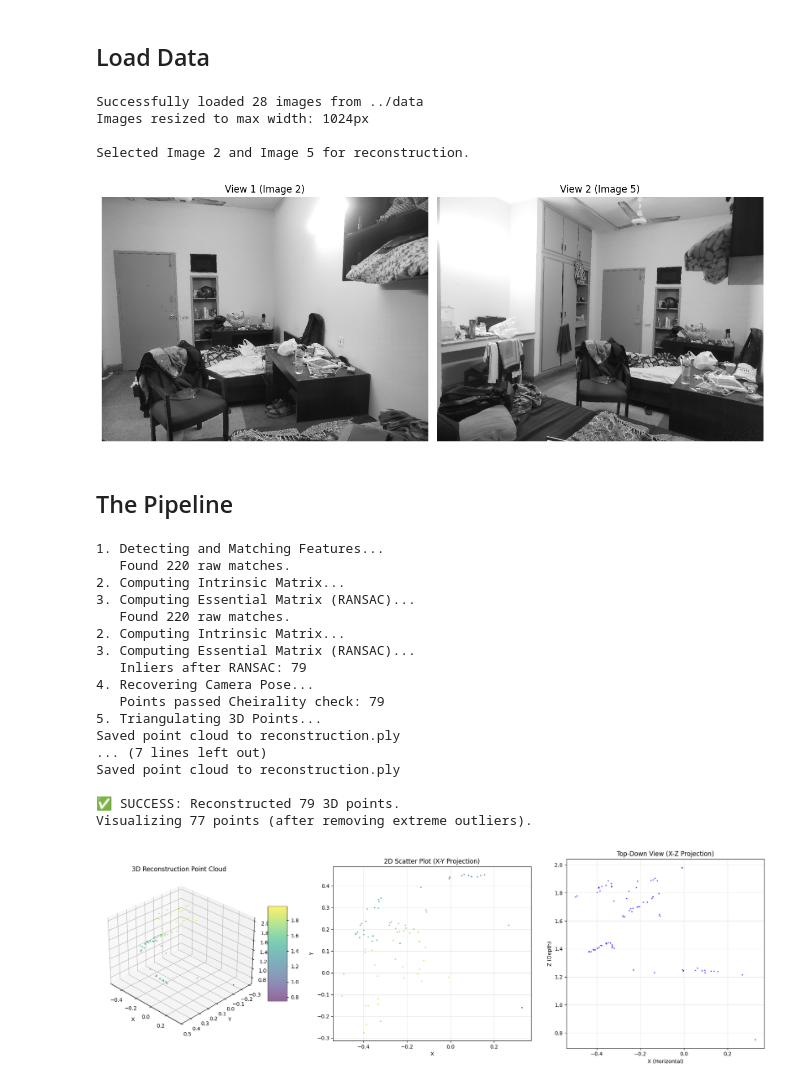
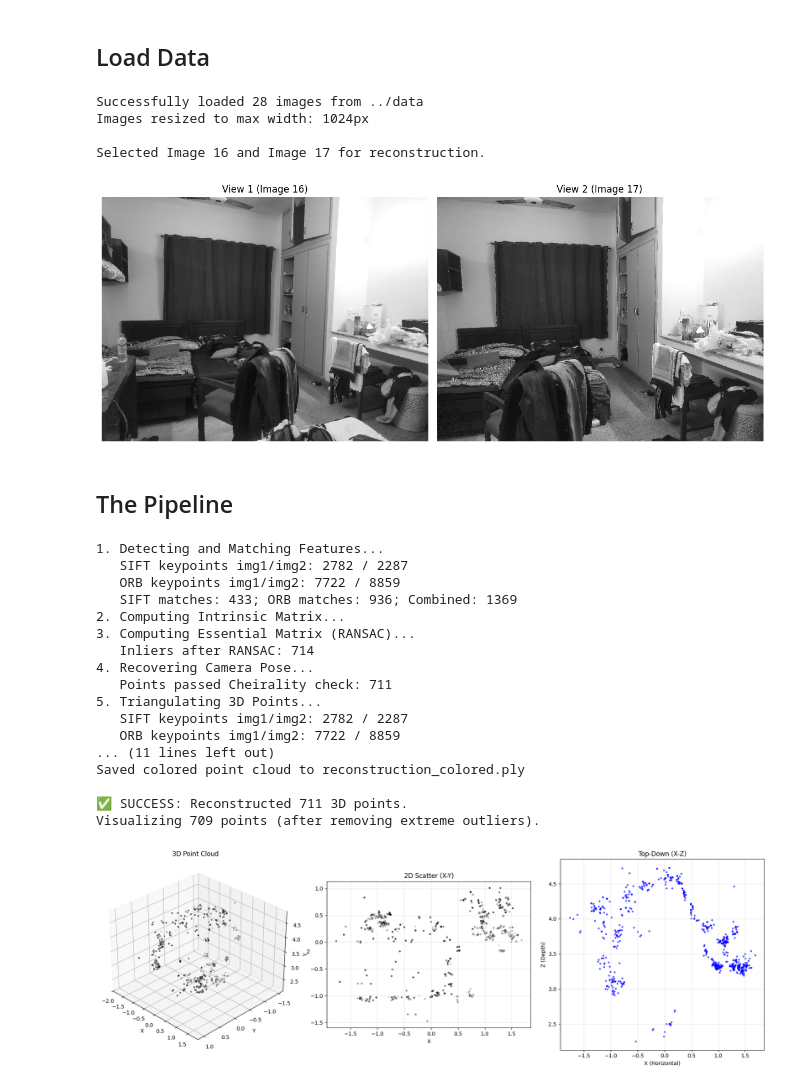
Before and after one commit to muneeb0346/3D-Scene-Reconstruction-and-Virtual-Tour, a Jupyter notebook: notebooks/week2.ipynb, the cells around one changed output. Drawn from its saved outputs; the diff is of its cells as text; code cells hidden in the pictures.

```diff
--- a/notebooks/week2.ipynb
+++ b/notebooks/week2.ipynb
@@ -91,43 +92,53 @@ def visualize_results(points_3d):
 # %%
 DATA_DIR = '../data'
 images = load_images_from_folder(DATA_DIR)
 
-IDX_1 = 2
-IDX_2 = 5
+IDX_1 = 16
+IDX_2 = 17
 
 if IDX_2 < len(images):
     img1 = images[IDX_1]
     img2 = images[IDX_2]
 
     print(f"\nSelected Image {IDX_1} and Image {IDX_2} for reconstruction.")
     plt.figure(figsize=(12, 6))
     plt.subplot(1, 2, 1); plt.imshow(img1, cmap='gray'); plt.title(f"View 1 (Image {IDX_1})"); plt.axis('off')
     plt.subplot(1, 2, 2); plt.imshow(img2, cmap='gray'); plt.title(f"View 2 (Image {IDX_2})"); plt.axis('off')
     plt.tight_layout()
     plt.show()
 else:
     print("Error: Image Index out of range.")
 # %% [output]
 Successfully loaded 28 images from ../data
 Images resized to max width: 1024px
 
-Selected Image 2 and Image 5 for reconstruction.
+Selected Image 16 and Image 17 for reconstruction.
-[figure, old version]
+[figure, new version]
 # %% [markdown]
 ## The Pipeline
 # %%
 print("1. Detecting and Matching Features...")
-kp1, kp2, good_matches = get_sift_matches(img1, img2)
-print(f"   Found {len(good_matches)} raw matches.")
+if DENSE:
+    from utils import get_dense_combined_matches, sample_colors, save_colored_point_cloud_to_ply
+    pts1_raw, pts2_raw, stats = get_dense_combined_matches(img1, img2)
+    print(f"   SIFT keypoints img1/img2: {stats['sift_keypoints_img1']} / {stats['sift_keypoints_img2']}")
+    print(f"   ORB keypoints img1/img2: {stats['orb_keypoints_img1']} / {stats['orb_keypoints_img2']}")
+    print(f"   SIFT matches: {stats['sift_matches']}; ORB matches: {stats['orb_matches']}; Combined: {stats['combined_matches']}")
+else:
+    kp1, kp2, good_matches = get_sift_matches(img1, img2)
+    print(f"   Found {len(good_matches)} raw matches.")
 
-if len(good_matches) < 10:
+if (DENSE and len(pts1_raw) < 10) or (not DENSE and len(good_matches) < 10):
     print("❌ ERROR: Too few matches.")
 else:
     print("2. Computing Intrinsic Matrix...")
     K = get_intrinsic_matrix(img1.shape)
-
     print("3. Computing Essential Matrix (RANSAC)...")
-    E, mask, pts1, pts2 = calculate_essential_matrix(kp1, kp2, good_matches, K)
+    if DENSE:
+        from reconstruction import calculate_essential_matrix_from_points
+        E, mask, pts1, pts2 = calculate_essential_matrix_from_points(pts1_raw, pts2_raw, K)
+    else:
+        E, mask, pts1, pts2 = calculate_essential_matrix(kp1, kp2, good_matches, K)
 
     pts1_inliers, pts2_inliers = get_inlier_points(mask, pts1, pts2)
     print(f"   Inliers after RANSAC: {len(pts1_inliers)}")
@@ -137,37 +148,37 @@ else:
     else:
         print("4. Recovering Camera Pose...")
         R, t, pose_mask = recover_camera_pose(E, pts1_inliers, pts2_inliers, K)
-
         pts1_final, pts2_final = get_inlier_points(pose_mask, pts1_inliers, pts2_inliers)
         print(f"   Points passed Cheirality check: {len(pts1_final)}")
-
         if len(pts1_final) > 0:
             print("5. Triangulating 3D Points...")
             points_3d = triangulate_points(R, t, K, pts1_final, pts2_final)
-
-            save_point_cloud_to_ply(points_3d, "reconstruction.ply")
-
+            if USE_COLOR:
+                from utils import sample_colors, save_colored_point_cloud_to_ply
+                colors = sample_colors(img1, pts1_final)
+                save_colored_point_cloud_to_ply(points_3d, colors, "reconstruction_colored.ply")
+            else:
+                save_point_cloud_to_ply(points_3d, "reconstruction.ply")
             print(f"\n✅ SUCCESS: Reconstructed {len(points_3d)} 3D points.")
-
-            visualize_results(points_3d)
+            visualize_results(points_3d, colors if USE_COLOR else None)
         else:
             print("❌ ERROR: No points passed the Cheirality check.")
 # %% [output]
 1. Detecting and Matching Features...
-   Found 220 raw matches.
+   SIFT keypoints img1/img2: 2782 / 2287
+   ORB keypoints img1/img2: 7722 / 8859
+   SIFT matches: 433; ORB matches: 936; Combined: 1369
 2. Computing Intrinsic Matrix...
 3. Computing Essential Matrix (RANSAC)...
-   Found 220 raw matches.
-2. Computing Intrinsic Matrix...
-3. Computing Essential Matrix (RANSAC)...
-   Inliers after RANSAC: 79
+   Inliers after RANSAC: 714
 4. Recovering Camera Pose...
-   Points passed Cheirality check: 79
+   Points passed Cheirality check: 711
 5. Triangulating 3D Points...
-Saved point cloud to reconstruction.ply
-... (7 lines left out)
-Saved point cloud to reconstruction.ply
+   SIFT keypoints img1/img2: 2782 / 2287
+   ORB keypoints img1/img2: 7722 / 8859
+... (11 lines left out)
+Saved colored point cloud to reconstruction_colored.ply
 
-✅ SUCCESS: Reconstructed 79 3D points.
-Visualizing 77 points (after removing extreme outliers).
+✅ SUCCESS: Reconstructed 711 3D points.
+Visualizing 709 points (after removing extreme outliers).
-[figure, old version]
+[figure, new version]
```
Also changed, not shown: parts of 5 cells of this notebook, 3 other files.
